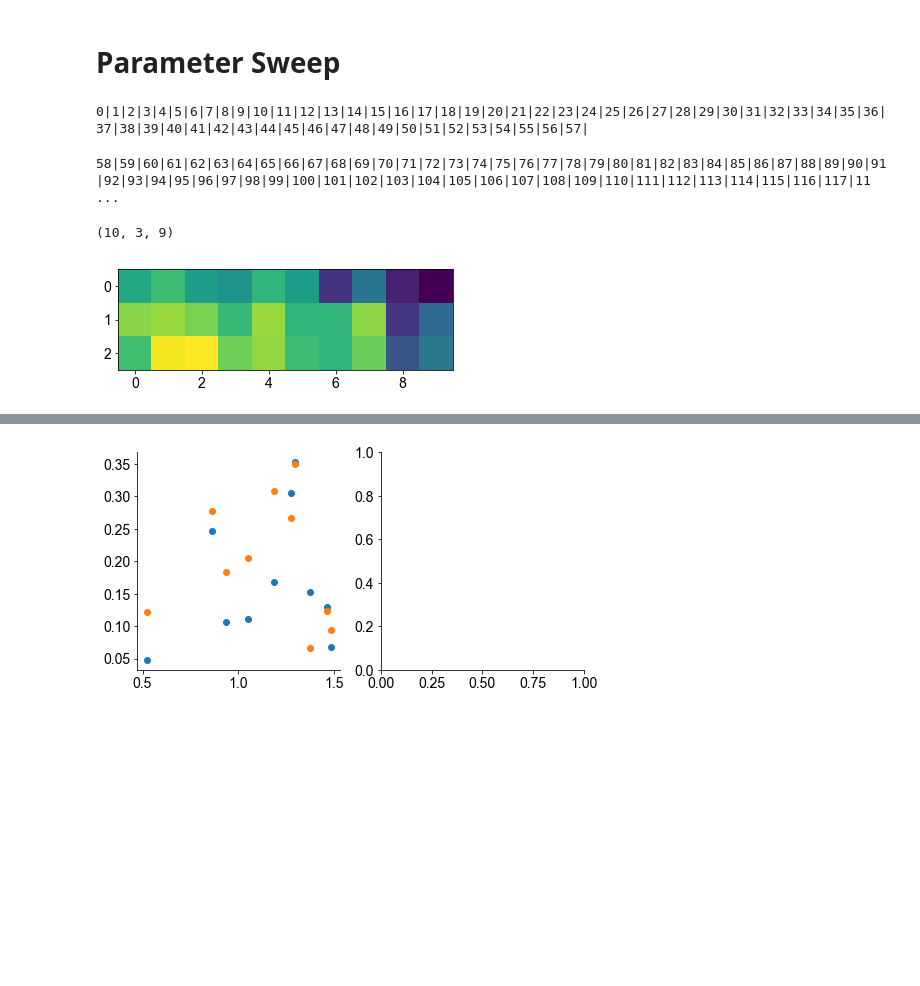
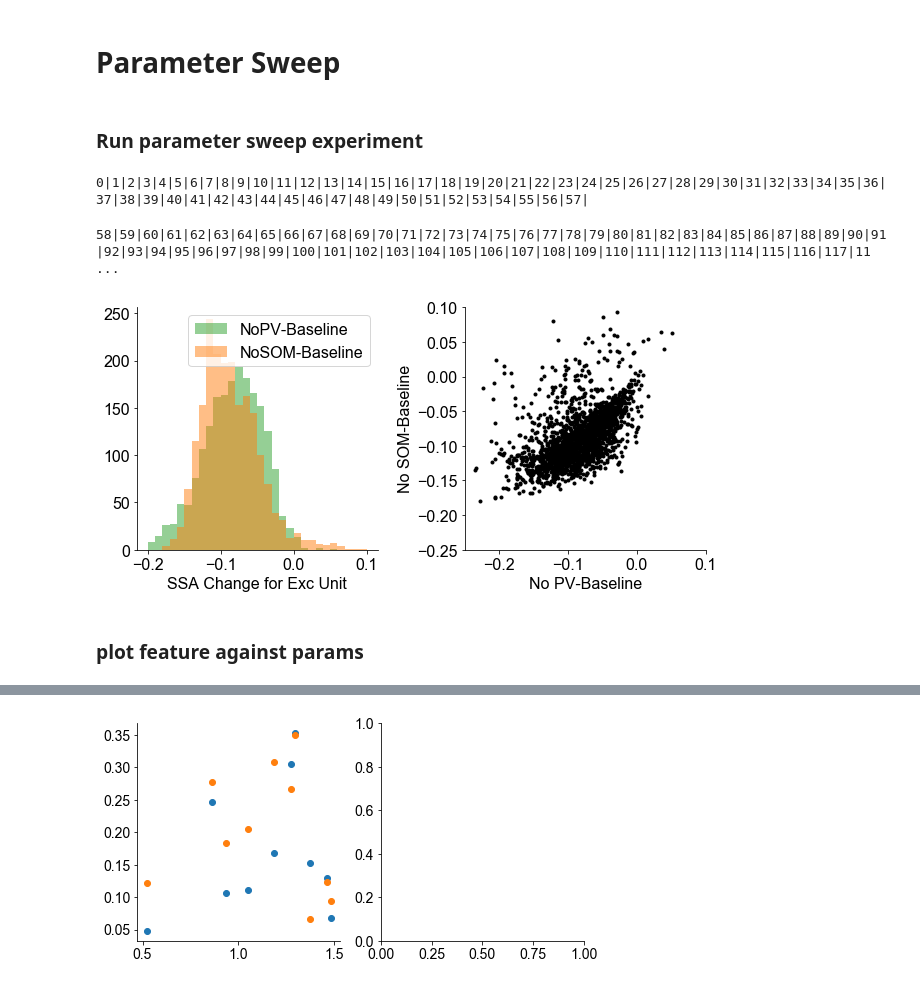
Before and after one commit to rdgao/1E3I, a Jupyter notebook: notebooks/rate_model.ipynb, the cells around one changed output, grey strips where cells are left out. Cells and saved outputs as stored; diff of their text form; code cells hidden in the pictures; blank space fills up the shorter version.

Commit message:
final commit, threshold linear network reproduces (qualitatively) the SSA data

```diff
--- a/notebooks/rate_model.ipynb
+++ b/notebooks/rate_model.ipynb
@@ -270,3 +253,5 @@ df_all.to_csv('../data/exp_1.csv')
+# %% [markdown]
+### Run parameter sweep experiment
 # %%
 results_all = []
 for tr in range(n_trials):
@@ -289,9 +274,49 @@ for tr in range(n_trials):
 # %% [output]
 0|1|2|3|4|5|6|7|8|9|10|11|12|13|14|15|16|17|18|19|20|21|22|23|24|25|26|27|28|29|30|31|32|33|34|35|36|37|38|39|40|41|42|43|44|45|46|47|48|49|50|51|52|53|54|55|56|57|
 58|59|60|61|62|63|64|65|66|67|68|69|70|71|72|73|74|75|76|77|78|79|80|81|82|83|84|85|86|87|88|89|90|91|92|93|94|95|96|97|98|99|100|101|102|103|104|105|106|107|108|109|110|111|112|113|114|115|116|117|11 ...
-# %%
-plt.imshow(fr_all[:,:,0].T)
-fr_all.shape
-# %% [output]
-(10, 3, 9)
-[figure, removed]
+# %%
+import pandas as pd
+independents = np.array([W_EEs,W_EPs,W_ESs,W_PEs,W_PPs,W_PSs,W_SEs,W_SVs,W_VEs,W_VSs,g_SEs,opto_amps,thalamic_amps]).T
+ind_cols = ['W_EEs','W_EPs','W_ESs','W_PEs','W_PPs','W_PSs','W_SEs','W_SVs','W_VEs','W_VSs','g_SEs','opto_amps','thalamic_amps']
+df_indep = pd.DataFrame(independents, columns=ind_cols)
+
+# collect
+dependents = np.zeros((n_trials, 39))
+for tr in range(n_trials):
+    exp_result = []
+    for exp in range(3):
+        exp_result.append(np.hstack(np.array([results_all[tr][exp][3][:,0], results_all[tr][exp][4][:4]])))
+
+    dependents[tr,:] = np.hstack(exp_result)
+
+# labels
+dep_cols = []
+for exp in ['BL','nP', 'nS']:
+    dep_cols = dep_cols+['%s_Etr_%i'%(exp,tr) for tr in range(n_pulses)]+['%s_ssa_%s'%(exp,unit) for unit in ['E','PV','SOM','VIP']]
+
+df_dep = pd.DataFrame(dependents, columns=dep_cols)
+df_all = pd.concat((df_indep, df_dep), axis=1)
+df_all.to_csv('../data/exp_RG.csv')
+# %%
+# aggregate with Auguste's run
+df_as = pd.read_csv('../data/exp_AS.csv', index_col=0)
+df_all = pd.concat((df_as, df_all), axis=0, ignore_index=True)
+# %%
+dSSA_BLPV = df_all[dep_cols[9+13]]-df_all[dep_cols[9]]
+dSSA_BLSOM = df_all[dep_cols[9+26]]-df_all[dep_cols[9]]
+
+plt.figure(figsize=(9,4.5))
+plt.subplot(1,2,1)
+bins = np.arange(-0.2,0.1,0.01)
+plt.hist(dSSA_BLPV, bins, label='NoPV-Baseline', alpha=0.5, color=CKEYS[c_ord[1]])
+plt.hist(dSSA_BLSOM, bins, label='NoSOM-Baseline', alpha=0.5, color=CKEYS[c_ord[2]])
+plt.legend(); plt.xlabel('SSA Change for Exc Unit');
+
+plt.subplot(1,2,2)
+plt.plot(dSSA_BLPV,dSSA_BLSOM, '.k')
+plt.xlabel('No PV-Baseline');plt.ylabel('No SOM-Baseline')
+plt.xlim([-0.25,0.1]);plt.ylim([-0.25,0.1])
+
+plt.tight_layout(); sns.despine()
+# %% [output]
+[figure, added]
@@ -297,0 +334,2 @@ fr_all.shape
+# %% [markdown]
+### plot feature against params
```
Also changed, not shown: parts of 14 cells of this notebook, 5 other files.
